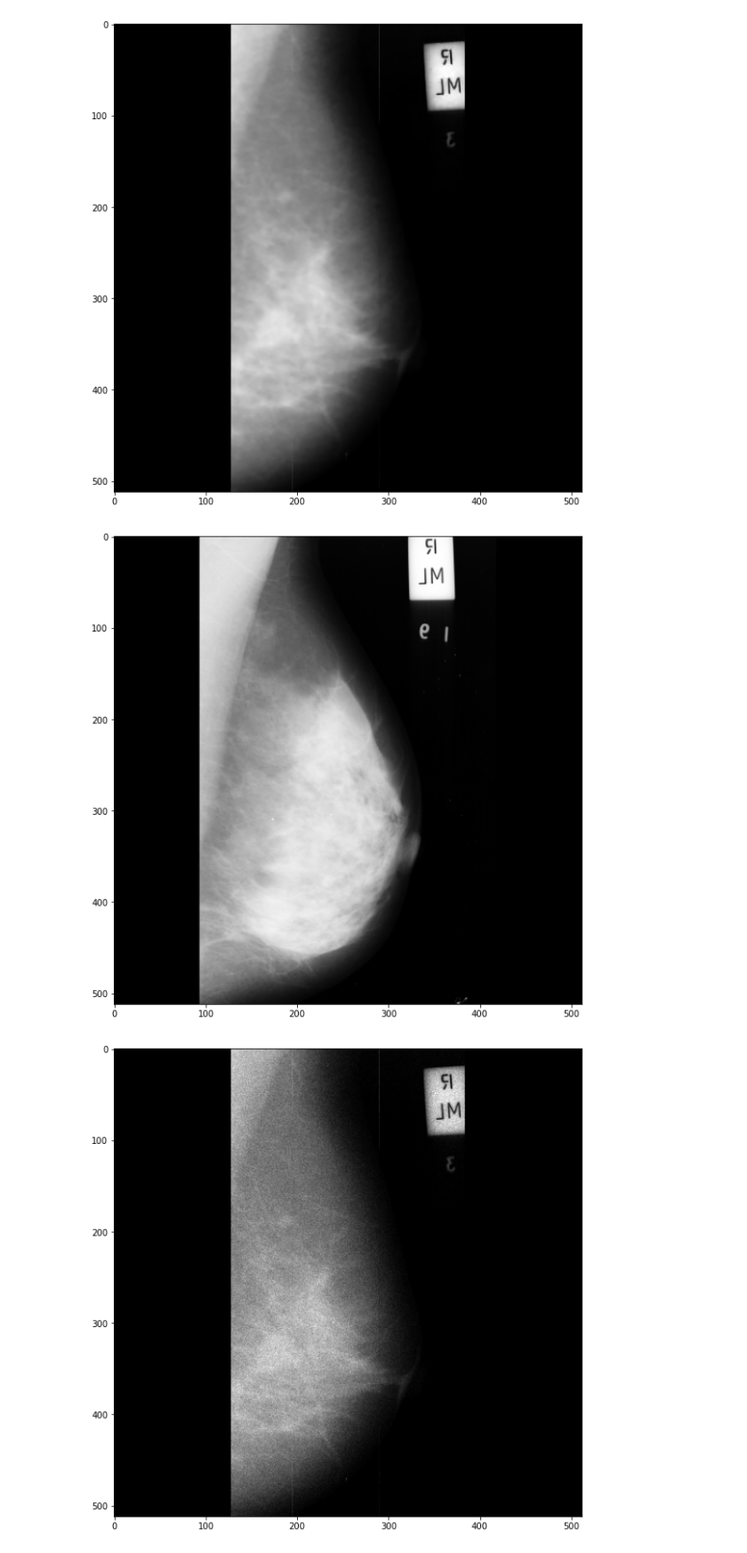
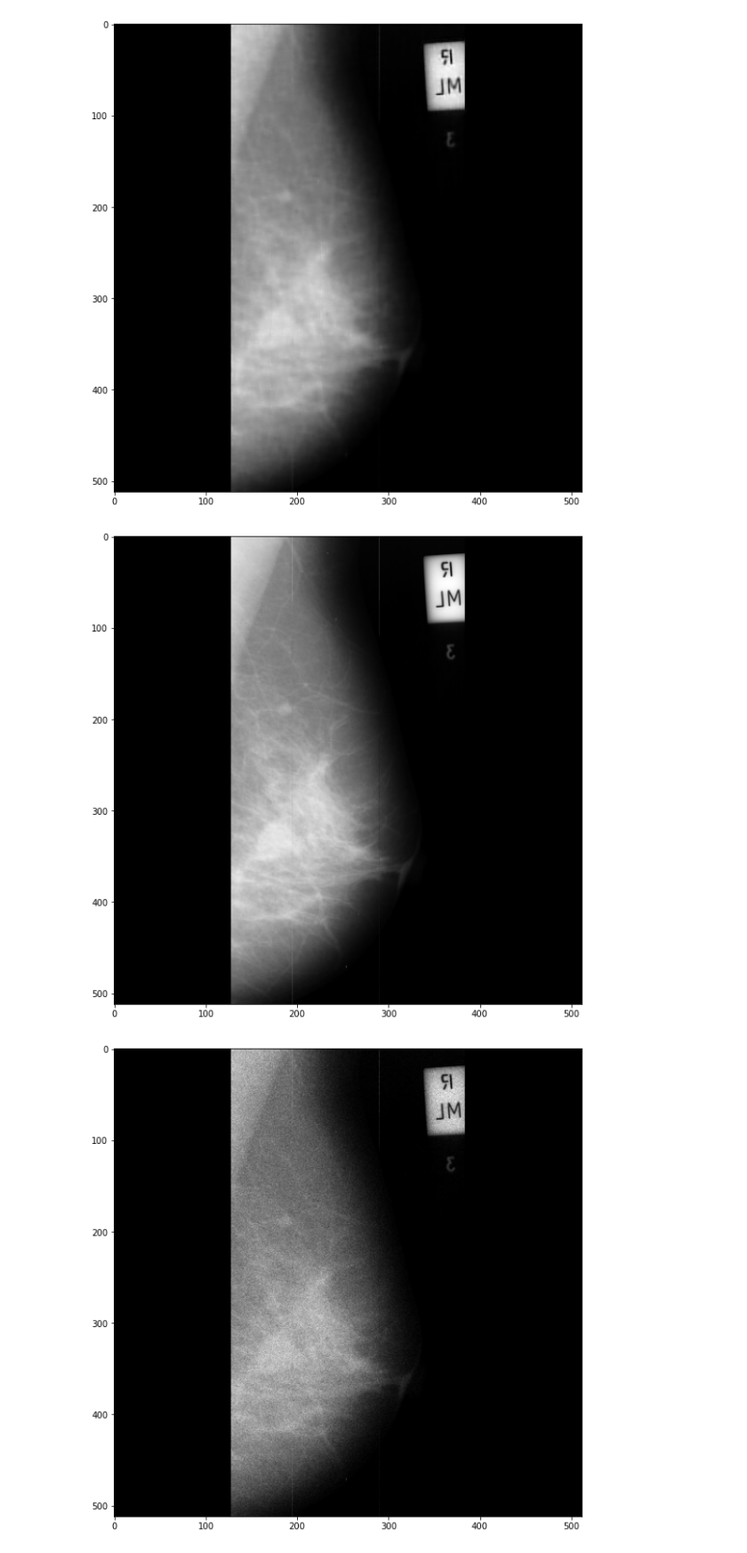
Before and after one commit to notchla/dnresnet, a Jupyter notebook: perceptual_dnresnet.ipynb, the cells around one changed output. Shown at 89% size. Cells and saved outputs as stored; diff of their text form; code cells hidden in the pictures.

```diff
--- a/perceptual_dnresnet.ipynb
+++ b/perceptual_dnresnet.ipynb
@@ -20,0 +28,3 @@ print(np.max(y_train), np.max(y_val), np.max(x_train), np.max(x_val))
+# %%
+"""x_train = x_train + rng.normal(0, 0.01, x_train.shape)
+x_val = x_val + rng.normal(0, 0.01, x_val.shape)"""
@@ -305,2 +329,2 @@ Epoch 6/10
 # %%
-decoded = mymodel((x_val_patches[:324], y_val_sobel_patches[:324]))
+decoded = mymodel.predict((x_val_patches, y_val_sobel_patches), batch_size = 8, verbose=1)
@@ -315,5 +341,5 @@ print(np.max(decoded), np.min(decoded))
 # %%
-reconstructed = np.clip(decoded[0], a_min=0, a_max=1)
+reconstructed = decoded[0]
 # %%
 print(np.max(reconstructed), np.min(reconstructed))
 # %% [output]
@@ -321,3 +347,5 @@ print(np.max(reconstructed), np.min(reconstructed))
+# %%
+reconstructed = np.clip(reconstructed, a_min=0, a_max=1)
 # %%
 n = 10
 plt.figure(figsize=(20, 10))
@@ -424,10 +448,10 @@ plt.gray()
 [figure]
 # %%
 plt.figure(figsize=(10,10))
-plt.imshow(y_val[])
+plt.imshow(y_val[3])
 plt.gray()
 # %% [output]
-[figure, old version]
+[figure, new version]
 # %%
 plt.figure(figsize=(10,10))
 plt.imshow(x_val[3])
```
Also changed, not shown: parts of 23 cells of this notebook, 7 other files.
